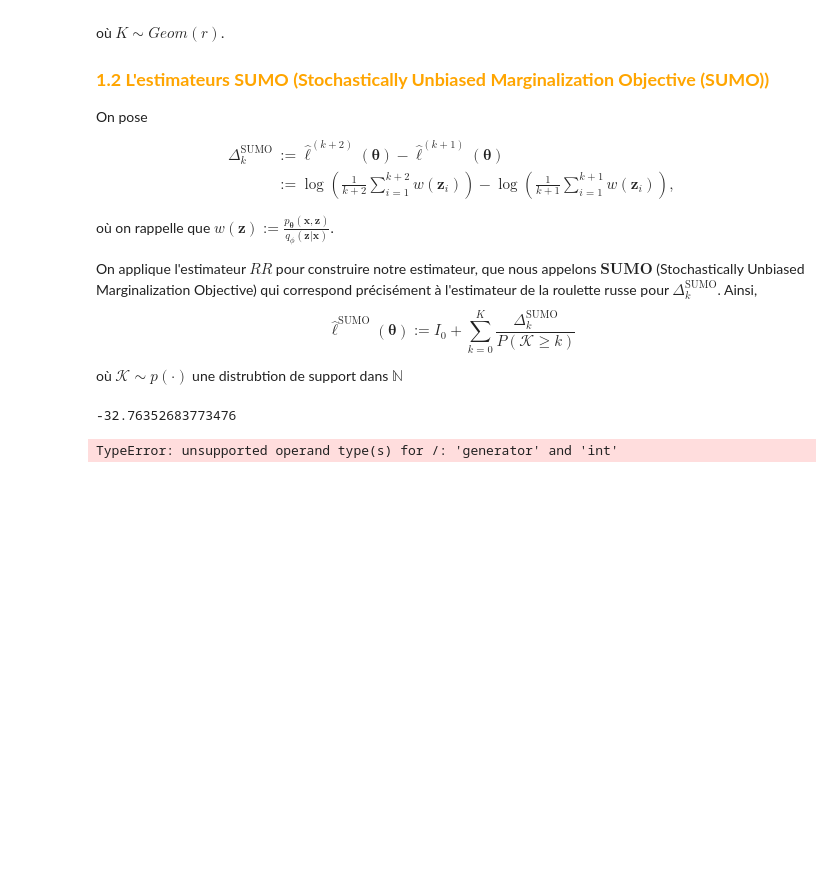
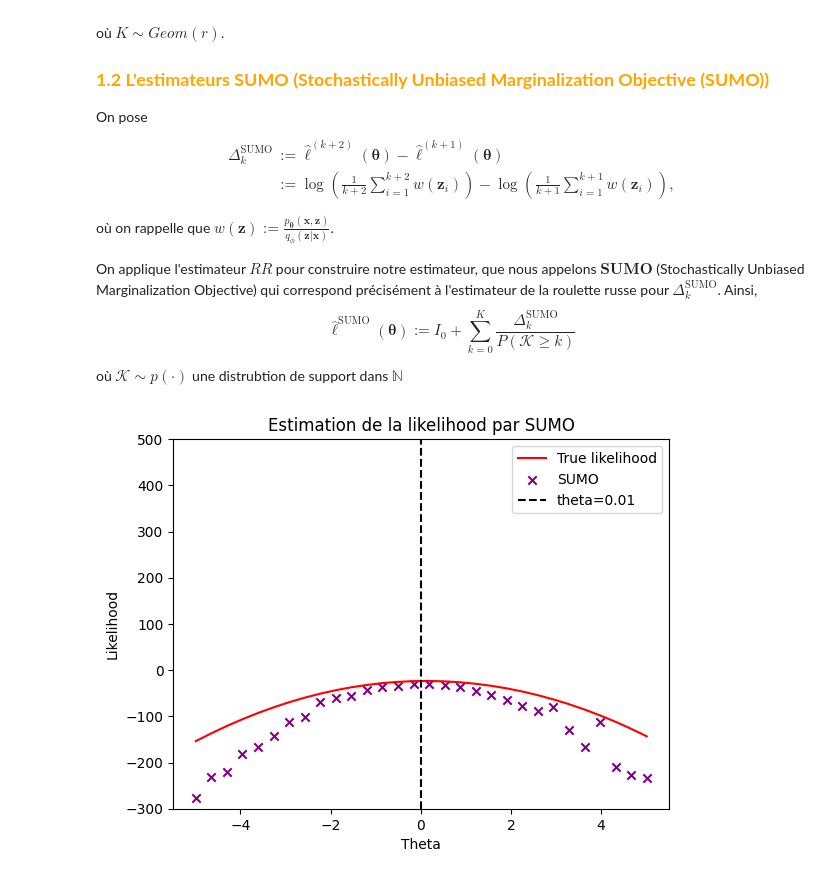
Before and after one commit to NailKhelifa/MLMC_Unibaised_Gradient_Estimation_for_Deep_LVM, a Jupyter notebook: Test_code.ipynb, the cells around one changed output. Cells and saved outputs as stored; diff of their text form; code cells hidden in the pictures; blank space fills up the shorter version.

Commit message:
final code log_likelihood_SUMO code.py

```diff
--- a/Test_code.ipynb
+++ b/Test_code.ipynb
@@ -157,43 +157,36 @@ $$
 $$
 
 où $\mathcal{K} \sim p(\cdot)$ une distrubtion de support dans $\mathbb{N}$
-# %%
-n_simulations = 10
-r = 0.6
-
-np.mean(Code.log_likelihood_SUMO(r, theta_true, x, noised_A, noised_b, n_simulations))
-# %% [output]
--32.76352683773476
 # %%
 n_simulations = 10
 r = 0.6
 
 theta_min = theta_true - 5  # Limite inférieure de la plage
 theta_max = theta_true + 5 # Limite supérieure de la plage
 num_points = 30  # Nombre de points à générer
 theta_values = np.linspace(theta_min, theta_max, num_points)
 
 estimated_likelihood = []
 
 with tqdm(total=n_simulations) as pbar:
 
     for theta in theta_values:
 
         estimated_likelihood.append(Code.log_likelihood_SUMO(r, theta, x, noised_A, noised_b, n_simulations))
 
         pbar.update(1)
 
 
-true_likelihood_values = [true_likelihood(x, theta) for theta in theta_values]
+true_likelihood_values = [Code.true_likelihood(x, theta) for theta in theta_values]
 
 plt.plot(theta_values, true_likelihood_values, color='r', label='True likelihood')
 plt.scatter(theta_values, estimated_likelihood, color='purple', marker='x', label='SUMO')
 plt.axvline(x=theta_true, color='black', linestyle='--', label='theta='+ str('{:.2f}'.format(theta_true)))
 plt.ylim([-300,500])
 plt.xlabel('Theta')
 plt.ylabel('Likelihood')
 plt.title('Estimation de la likelihood par SUMO')
 plt.legend(loc='best')
 plt.show()
 # %% [output]
-TypeError: unsupported operand type(s) for /: 'generator' and 'int'
+[figure, added]
```
Also changed, not shown: parts of 3 cells of this notebook, 1 other file.
